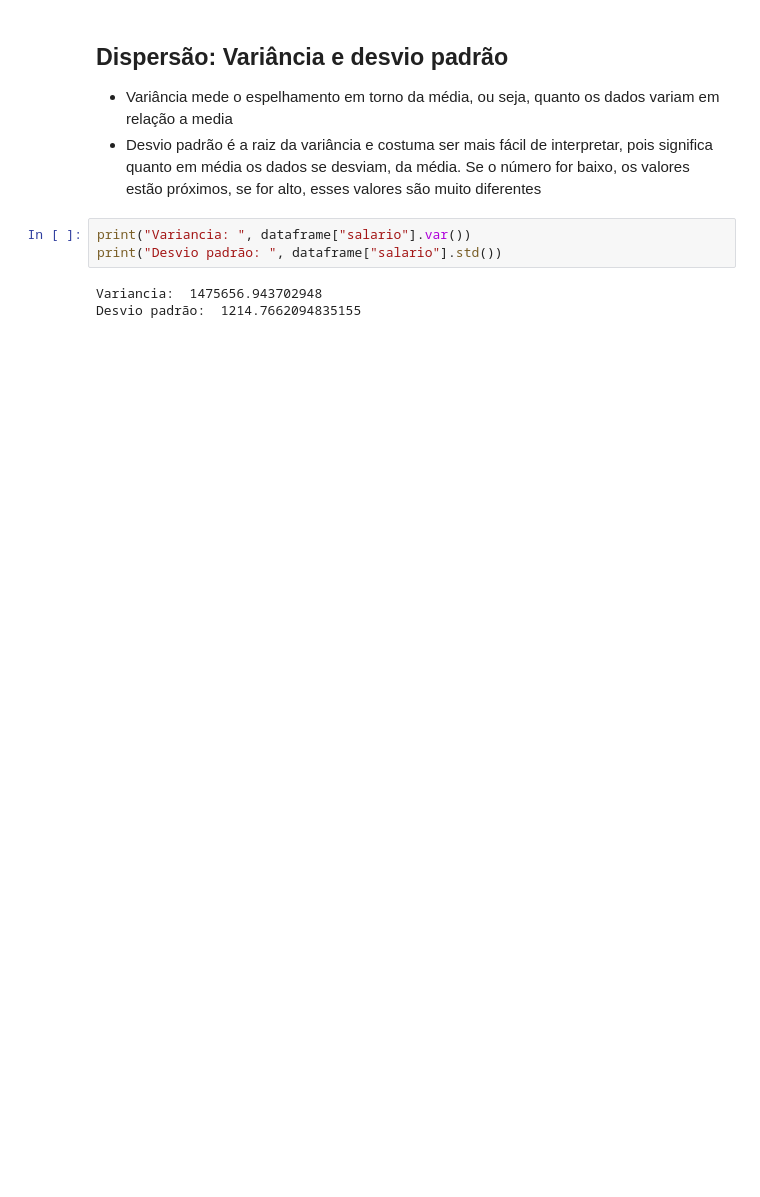
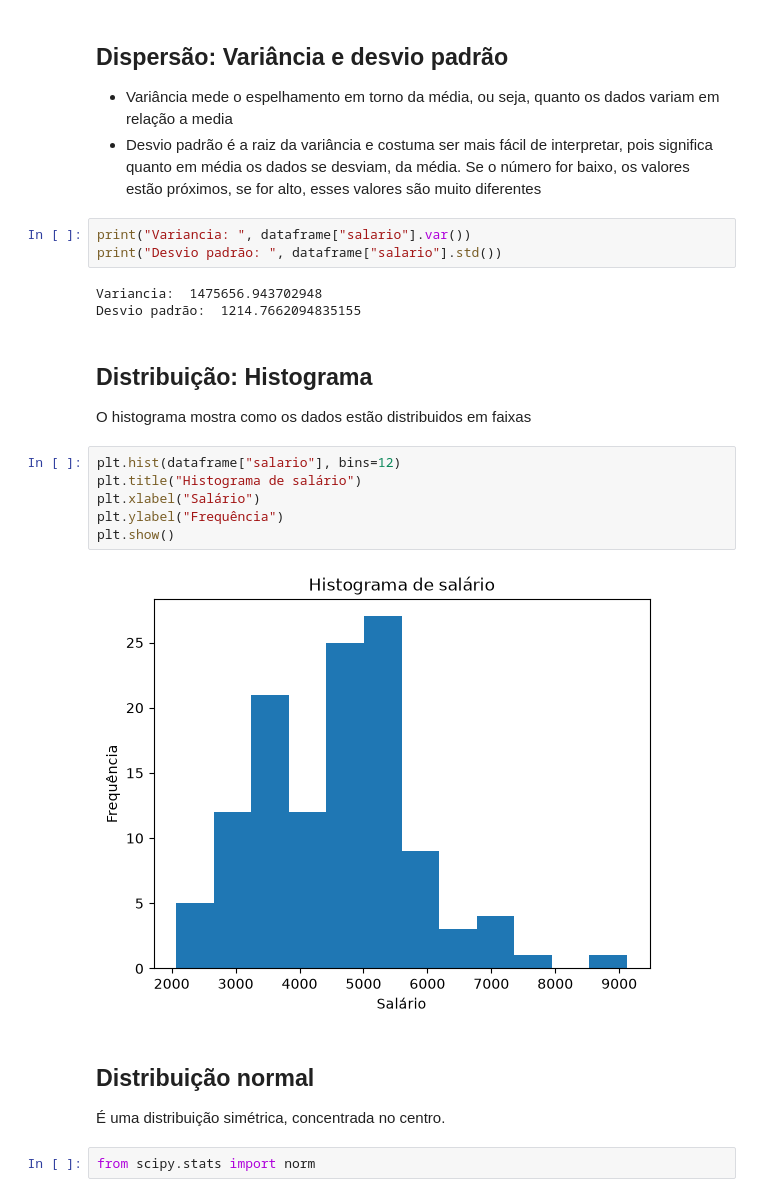
Before and after one commit to ArthurPMachado/statistics-ftr, a Jupyter notebook: fundamentals.ipynb, the cells around one changed output. Drawn from its saved outputs; the diff is of its cells as text; blank space fills up the shorter version.

Commit message:
feat: look at histogram, normal and assimetric distribution

```diff
--- a/fundamentals.ipynb
+++ b/fundamentals.ipynb
@@ -172,3 +172,19 @@ print("Desvio padrão: ", dataframe["salario"].std())
 # %% [output]
 Variancia:  1475656.943702948
 Desvio padrão:  1214.7662094835155
+# %% [markdown]
+## Distribuição: Histograma
+O histograma mostra como os dados estão distribuidos em faixas
+# %%
+plt.hist(dataframe["salario"], bins=12)
+plt.title("Histograma de salário")
+plt.xlabel("Salário")
+plt.ylabel("Frequência")
+plt.show()
+# %% [output]
+[figure, added]
+# %% [markdown]
+## Distribuição normal
+É uma distribuição simétrica, concentrada no centro.
+# %%
+from scipy.stats import norm
```
Also changed, not shown: parts of 6 cells of this notebook.
